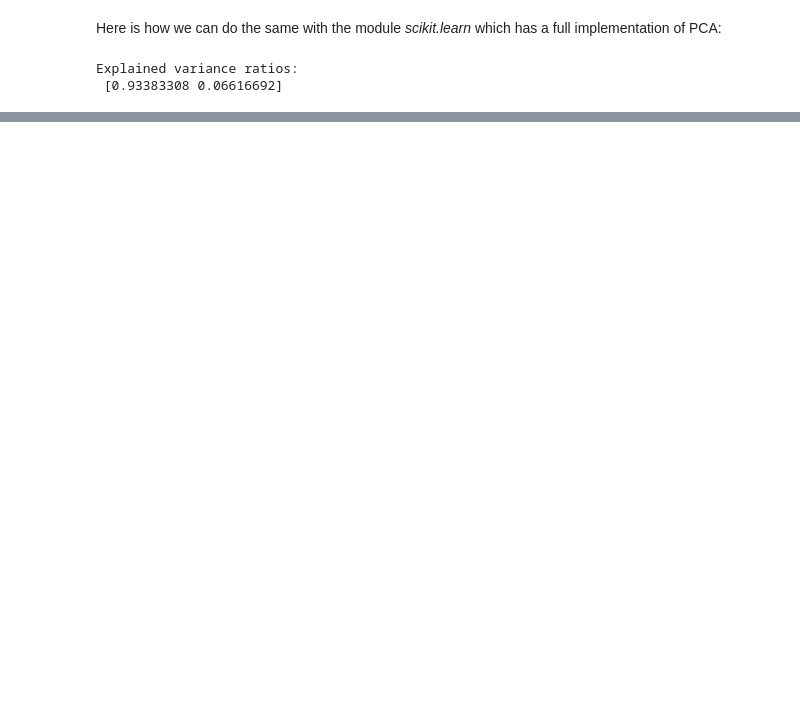
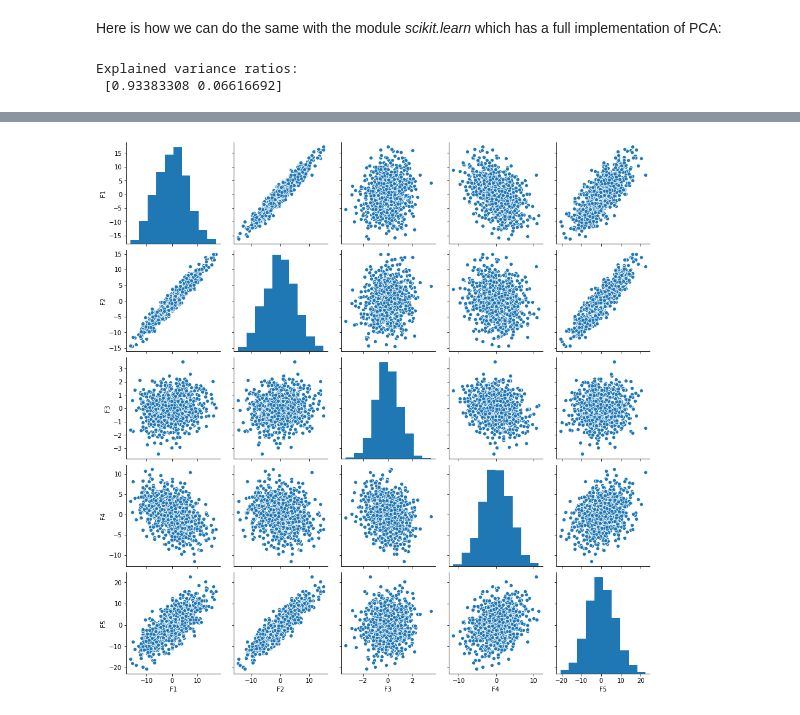
Before and after one commit to fbalogh16/public, a Jupyter notebook: PCA_intro.ipynb, the cells around one changed output, grey strips where cells are left out. Saved outputs shown, nothing was run; the diff lists cells and outputs as text; code cells hidden in the pictures; blank space fills up the shorter version.

```diff
--- a/PCA_intro.ipynb
+++ b/PCA_intro.ipynb
@@ -625,0 +834,4 @@ plt.show()
+# %%
+seaborn.pairplot(Our_Data_centered);
+# %% [output]
+[figure, added]
```
Also changed, not shown: parts of 49 cells of this notebook.
